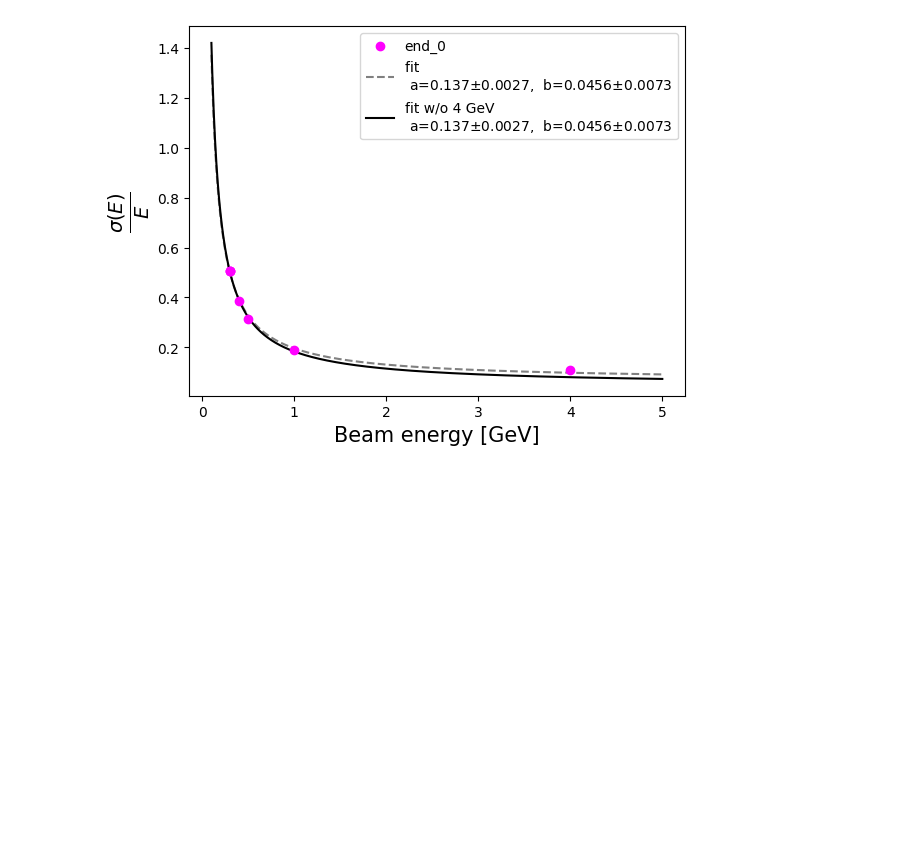
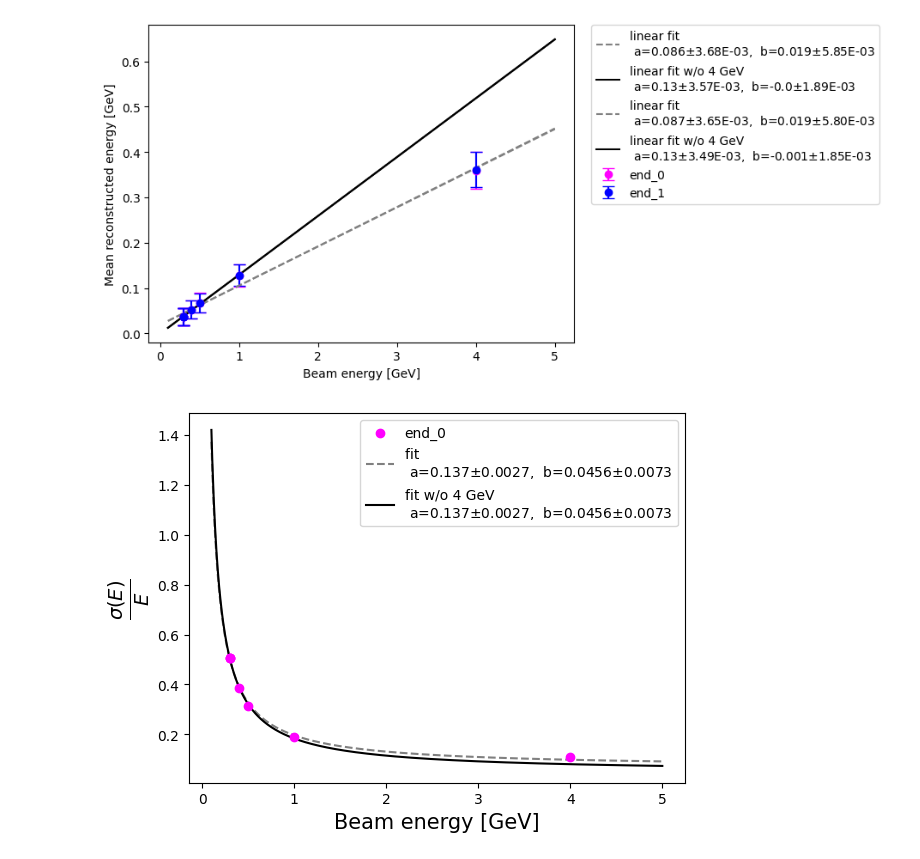
Before and after one commit to gajdangreta/hcalTestBeam, a Jupyter notebook: hcalEnv/notebooks/hcal_energy_resolution.ipynb, the cells around one changed output. Saved outputs shown, nothing was run; the diff lists cells and outputs as text; code cells hidden in the pictures; blank space fills up the shorter version.

```diff
--- a/hcalEnv/notebooks/hcal_energy_resolution.ipynb
+++ b/hcalEnv/notebooks/hcal_energy_resolution.ipynb
@@ -37,7 +37,7 @@ for r_n in runs:
     r=first_layer_cut(r)
     r=back_layer_cut(r,5)
 
-    p0,p1=make_gaussian_fit_plot(r,m,r_n,p_folder, save_plot=True)
+    p0,p1=make_gaussian_fit_plot(r,m,r_n,p_folder, save_plot=False)
 
     p0_s.append(p0[:-1])
     p1_s.append(p1[:-1])
@@ -62,8 +62,10 @@ Wall time: 2min 6s
 # %%
 res_df, low_df=make_result_df(p0_s, p1_s, runs, c_folder, True)
 # %%
-linear_plot(res_df, 0, True, low_df, True)
-linear_plot(res_df, 1, True, low_df, True)
+linear_plot(res_df, 0, True, low_df, False, True)
+linear_plot(res_df, 1, True, low_df, True, True)
+# %% [output]
+[figure, added]
 # %%
 def hyper_fit(redult_df, end, exclude_high_energy=False, low_result_df=None):
     mu="mu_end"+str(int(end))
```
Also changed, not shown: parts of 1 cell of this notebook, 2 other files.
